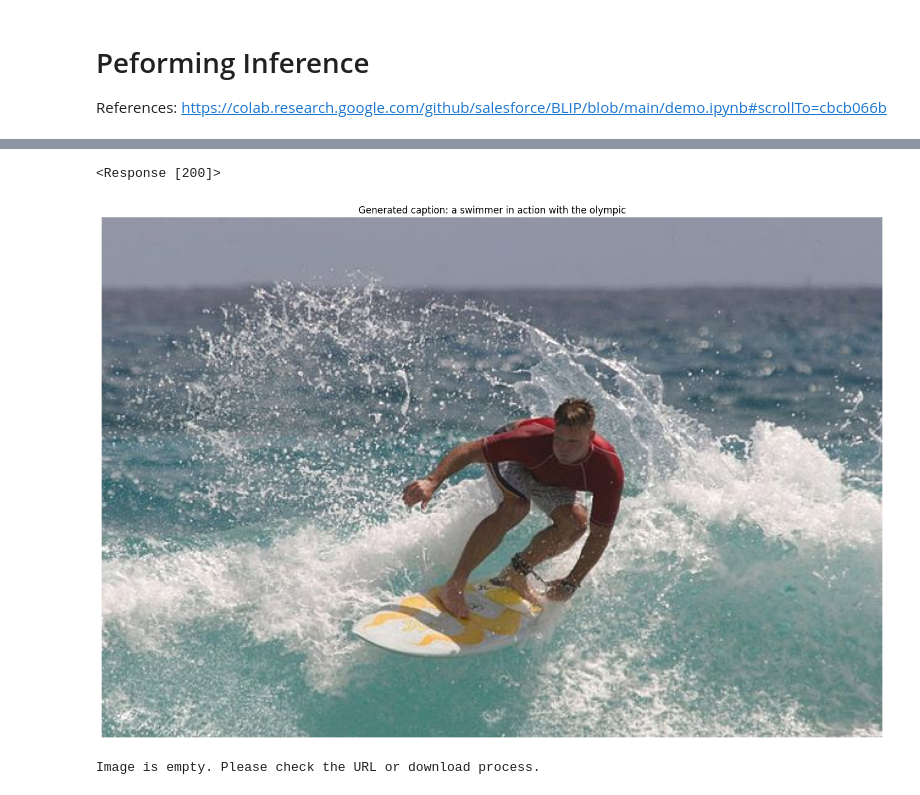
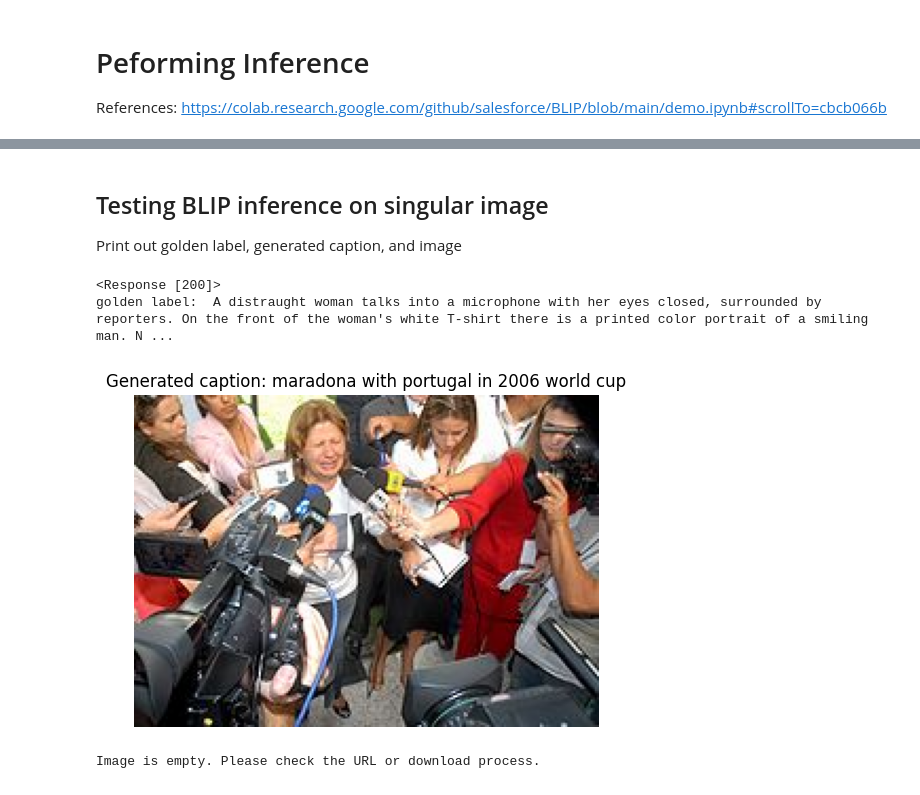
Before and after one commit to demonlexe/cs4375-group17, a Jupyter notebook: validation_blip.ipynb, the cells around one changed output, grey strips where cells are left out. Cells and saved outputs as stored; diff of their text form; code cells hidden in the pictures.

Commit message:
blip inference over validation images complete

```diff
--- a/validation_blip.ipynb
+++ b/validation_blip.ipynb
@@ -21,9 +21,16 @@ with open('/content/drive/MyDrive/Colab-Notebooks/cs4375-final/ProcessedData.jso
 # Extract image URLs
 image_urls = [entry['url'] for entry in data]
 
+# Extract alt tags
+alt_tags = [entry['alt_tag'] for entry in data]
+
 # Save the extracted image URLs to a new JSON file
 with open('/content/drive/MyDrive/Colab-Notebooks/cs4375-final/image_urls.json', 'w') as outfile:
     json.dump(image_urls, outfile, indent=4)
+
+# Save extracted alt tags to a new JSON file
+with open('/content/drive/MyDrive/Colab-Notebooks/cs4375-final/alt_tags.json', 'w') as outfile:
+    json.dump(alt_tags, outfile, indent=4)
 # %%
 # Get the count of URLs
 url_count = len(image_urls)
@@ -34,10 +41,14 @@ Number of URLs: 20926
 # %%
 # Extract the last 5926 entries
 validation_image_urls = image_urls[-5926:]
+validation_alt_tags = alt_tags[-5926:]
 
-# Save the validation image URLs to a new JSON file
+# Save the validation set to new JSON files
 with open('/content/drive/MyDrive/Colab-Notebooks/cs4375-final/validation_image_urls.json', 'w') as outfile:
     json.dump(validation_image_urls, outfile, indent=4)
+
+with open('/content/drive/MyDrive/Colab-Notebooks/cs4375-final/validation_alt_tags.json', 'w') as outfile:
+    json.dump(validation_alt_tags, outfile, indent=4)
 # %% [markdown]
 # Peforming Inference
 
@@ -50,3 +69,7 @@ processor = AutoProcessor.from_pretrained("ybelkada/blip-image-captioning-base-f
+# %% [markdown]
+## Testing BLIP inference on singular image
+
+Print out golden label, generated caption, and image
 # %%
 import json
 import cv2
@@ -61,42 +84,49 @@ with open('/content/drive/MyDrive/Colab-Notebooks/cs4375-final/validation_image_
 
 # Choose one URL for inference (e.g., the first one)
 url = validation_image_urls[0]
-url = 'https://tensorflow.org/images/surf.jpg'
 
 # Define headers for Wikipedia image download
 headers = {
     'User-Agent': 'validation-blip.ipynb'
 }
 
 # Download the image using requests
 response = requests.get(url, headers=headers, stream=True)
 print(response)
 image_array = np.asarray(bytearray(response.content), dtype="uint8")
 image = cv2.imdecode(image_array, cv2.IMREAD_COLOR)
 
 # Convert the image to RGB format
 image_rgb = cv2.cvtColor(image, cv2.COLOR_BGR2RGB)
 
 # Convert to PIL format
 image_pil = Image.fromarray(image_rgb)
 
 # Prepare the image for the model
 inputs = processor(images=image_pil, return_tensors="pt").to('cuda')
 pixel_values = inputs.pixel_values
 
 # Generate caption
 generated_ids = model.generate(pixel_values=pixel_values, max_length=50)
 generated_caption = processor.batch_decode(generated_ids, skip_special_tokens=True)[0]
 
+# Get golden label alt_tag
+with open('/content/drive/MyDrive/Colab-Notebooks/cs4375-final/validation_alt_tags.json', 'r') as file:
+    validation_alt_tags = json.load(file)
+alt_tag = validation_alt_tags[0]
+
+print("golden label: ", alt_tag)
+
 # Display the image and generated caption
-plt.figure(figsize=(18, 14))
+plt.figure(figsize=(6, 6))
 plt.imshow(image_rgb)
 plt.axis("off")
 plt.title(f"Generated caption: {generated_caption}")
 plt.show()
 # %% [output]
 <Response [200]>
+golden label:  A distraught woman talks into a microphone with her eyes closed, surrounded by reporters. On the front of the woman's white T-shirt there is a printed color portrait of a smiling man. N ...
-[figure, old version]
+[figure, new version]
 # %%
 if image is None:
     print("Image is empty. Please check the URL or download process.")
```
Also changed, not shown: parts of 4 cells of this notebook.
